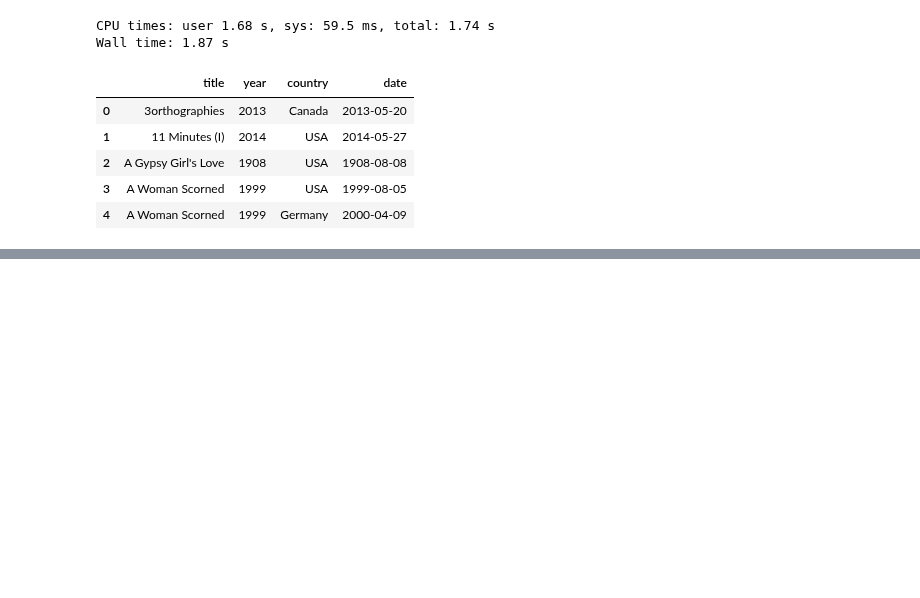
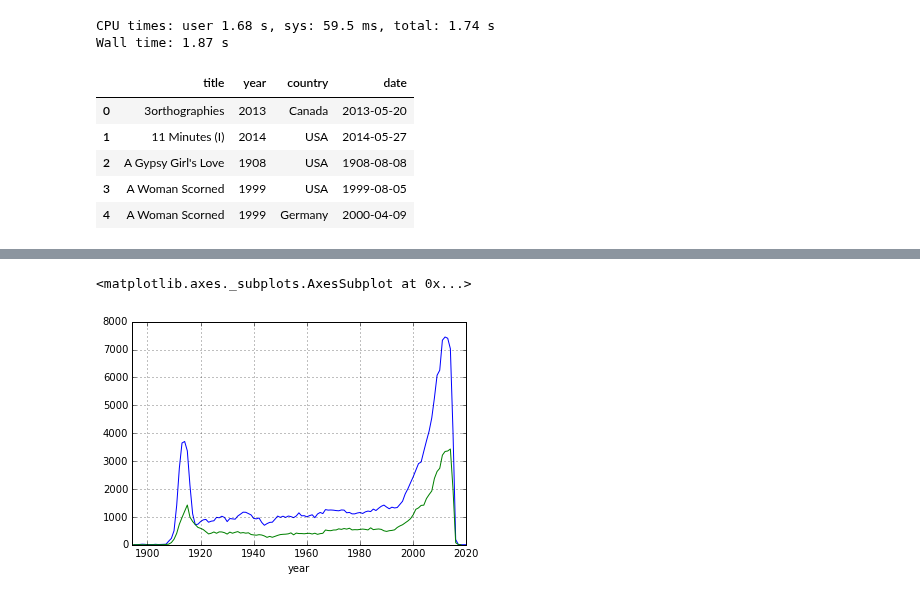
Before and after one commit to brandon-rhodes/pycon-pandas-tutorial, a Jupyter notebook: Solutions-3.ipynb, the cells around one changed output, grey strips where cells are left out. Cells and saved outputs as stored; diff of their text form; code cells hidden in the pictures; blank space fills up the shorter version.

```diff
--- a/Solutions-3.ipynb
+++ b/Solutions-3.ipynb
@@ -39,0 +112,15 @@ release_dates.head()
+# %%
+c = cast
+c = c[c.n == 1]
+m = c[c.type == 'actor']
+m = m.groupby('year').size()
+f = c[c.type == 'actress']
+f = f.groupby('year').size()
+i = m.index.union(f.index)
+m.reindex(i)
+f.reindex(i)
+m.plot()
+f.plot()
+# %% [output]
+<matplotlib.axes._subplots.AxesSubplot at 0x...>
+[figure, added]
```
Also changed, not shown: parts of 11 cells of this notebook, 2 other files.
